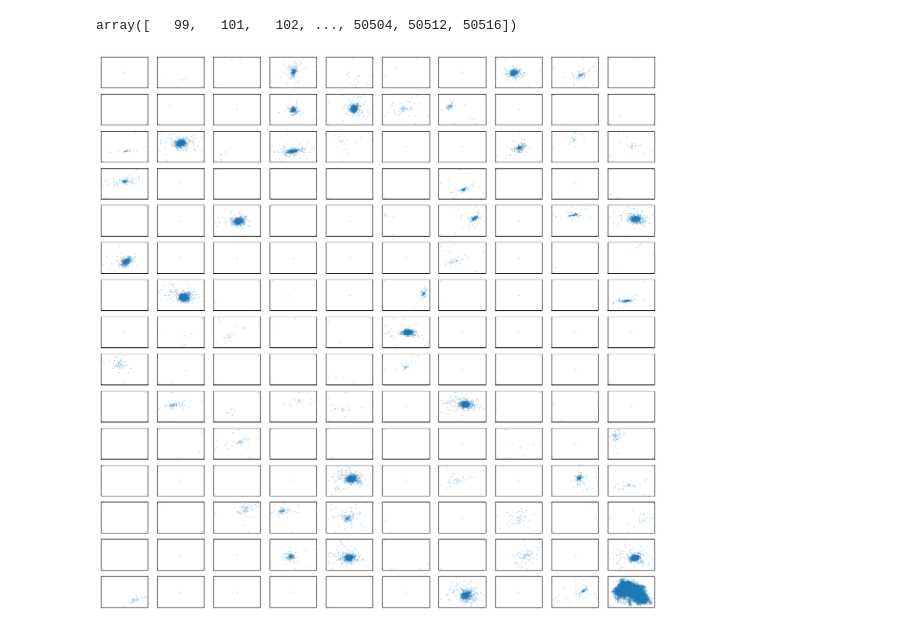
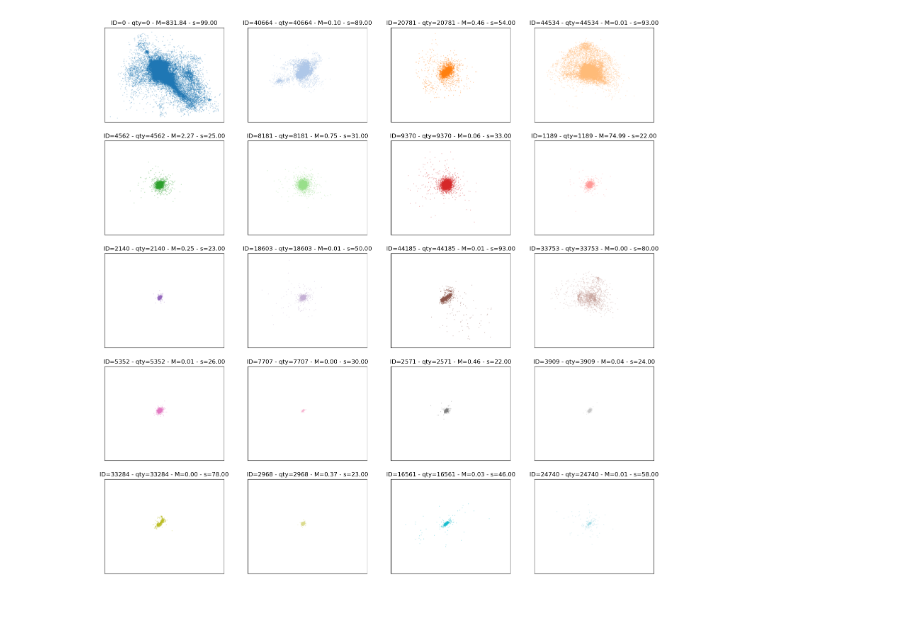
Before and after one commit to David-Chemaly/Stream_Finder, a Jupyter notebook: getMaskID.ipynb, the cells around one changed output. Cells and saved outputs as stored; diff of their text form; code cells hidden in the pictures.

Commit message:
mask as a function of quantity of stars

```diff
--- a/getMaskID.ipynb
+++ b/getMaskID.ipynb
@@ -52,20 +66,27 @@ for index, i in enumerate(next_to_main_tree_IDs):
-# %%
-next_to_main_tree_IDs
-# %% [output]
-array([   99,   101,   102, ..., 50504, 50512, 50516])
 # %%
-### Plot all of the masks ###
+arg_top20_subhalo_most_stars = np.argsort(qty_stars_in_mask)[-20:][::-1]
+tree_IDs_subhalo_most_stars = np.array(mask_tree_ID)[arg_top20_subhalo_most_stars]
+
+subhalo_mass = tree['Mass']
+snap = tree['SnapNum']
 
 X = stars_coord[:,0]
 Y = stars_coord[:,1]
-plt.figure(figsize=(15,15))
-for index, i in enumerate(tqdm(np.unique(next_to_main_stars_ID), leave=True)):
-    plt.subplot(15,10,index+1)
+
+tab20 = plt.cm.get_cmap('tab20', 20).colors
+plt.figure(figsize=(20,20))
+for index, i in enumerate(tree_IDs_subhalo_most_stars):
+    plt.subplot(5,4,index+1)
     arg_use = np.where(next_to_main_stars_ID == i)
     X_use = X[arg_use]
     Y_use = Y[arg_use]
-    plt.scatter(X_use,Y_use, s=0.5, alpha=0.3)
+    plt.scatter(X_use,Y_use, s=0.5, alpha=0.3, c=tab20[index])
+    # plt.hist2d(X_use,Y_use, bins=100, norm=SymLogNorm(1))
+    plt.title(f'ID={i} - qty={tree_IDs_subhalo_most_stars[index]} - M={subhalo_mass[i]:.2f} - s={snap[i]:.2f}')
+    plt.xlim([10300,11300])
+    plt.ylim([36900,37600])
     plt.xticks([])
     plt.yticks([])
+# plt.legend(loc='best')
 # %% [output]
-[figure, old version]
+[figure, new version]
```
Also changed, not shown: parts of 9 cells of this notebook, 1 other file.
